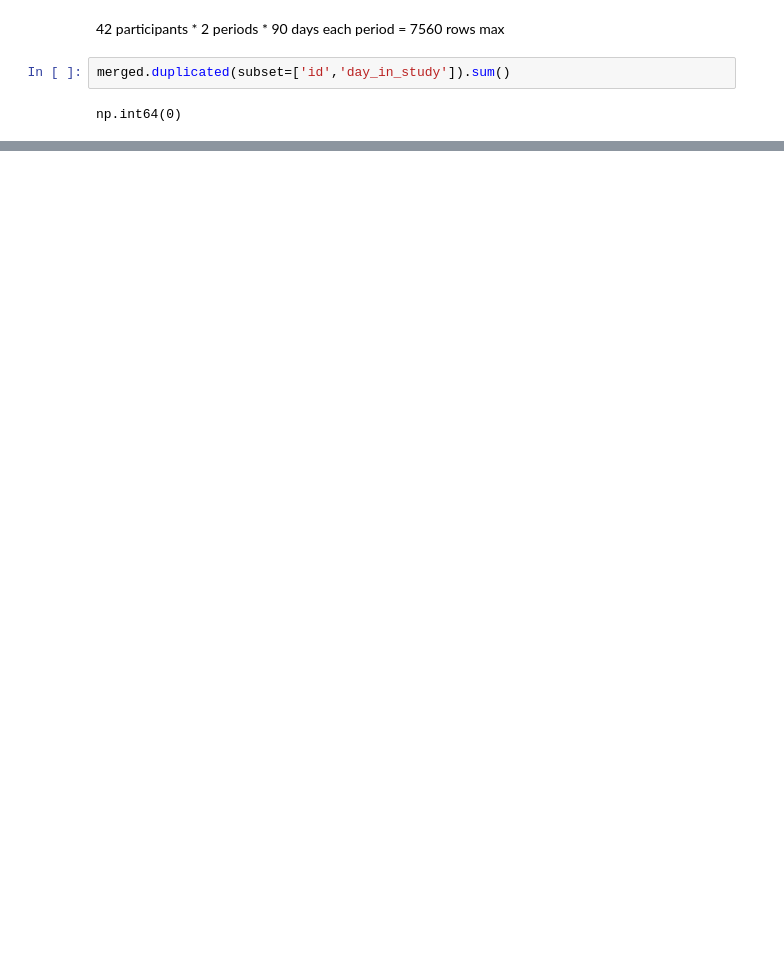
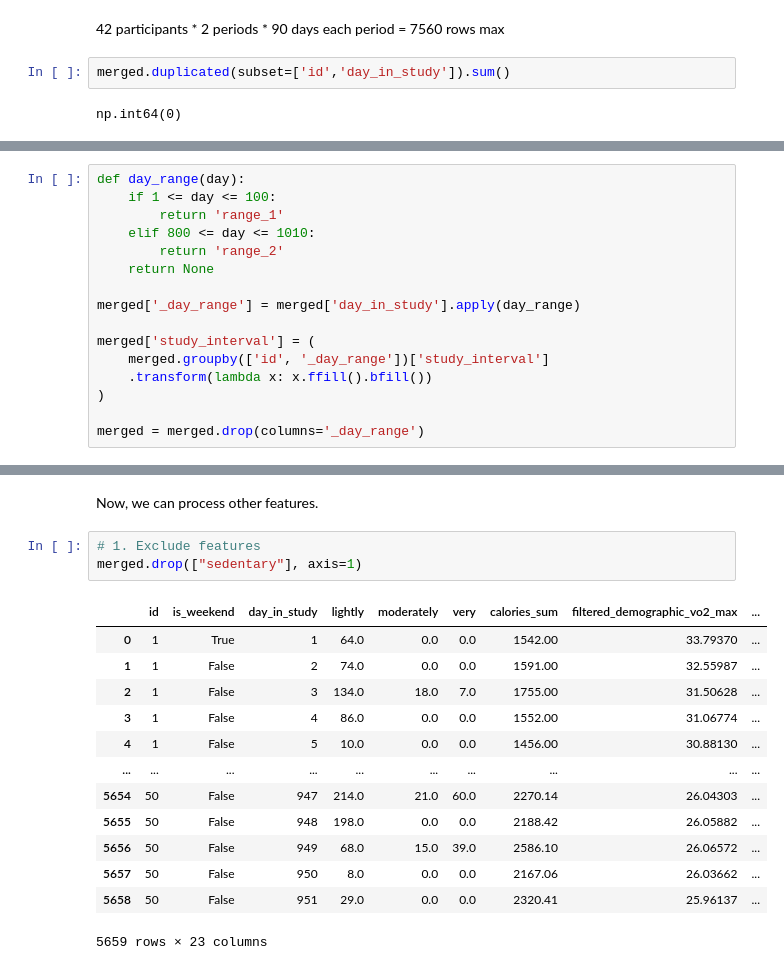
Before and after one commit to EstelleWang-UofT/ML-for-Women, a Jupyter notebook: notebooks/physical activity/merged preprocess.ipynb, the cells around one changed output, grey strips where cells are left out. Cells and saved outputs as stored; diff of their text form; blank space fills up the shorter version.

Commit message:
process missing values in the merged dataset

```diff
--- a/notebooks/physical activity/merged preprocess.ipynb
+++ b/notebooks/physical activity/merged preprocess.ipynb
@@ -64,0 +85,16 @@ np.int64(0)
+# %%
+def day_range(day):
+    if 1 <= day <= 100:
+        return 'range_1'
+    elif 800 <= day <= 1010:
+        return 'range_2'
+    return None
+
+merged['_day_range'] = merged['day_in_study'].apply(day_range)
+
+merged['study_interval'] = (
+    merged.groupby(['id', '_day_range'])['study_interval']
+    .transform(lambda x: x.ffill().bfill())
+)
+
+merged = merged.drop(columns='_day_range')
@@ -64,0 +121,19 @@ np.int64(0)
+# %% [markdown]
+Now, we can process other features.
+# %%
+# 1. Exclude features
+merged.drop(["sedentary"], axis=1)
+# %% [output]
+|  | id | is_weekend | day_in_study | lightly | moderately | very | calories_sum | filtered_demographic_vo2_max | ... |
+| 0 | 1 | True | 1 | 64.0 | 0.0 | 0.0 | 1542.00 | 33.79370 | ... |
+| 1 | 1 | False | 2 | 74.0 | 0.0 | 0.0 | 1591.00 | 32.55987 | ... |
+| 2 | 1 | False | 3 | 134.0 | 18.0 | 7.0 | 1755.00 | 31.50628 | ... |
+| 3 | 1 | False | 4 | 86.0 | 0.0 | 0.0 | 1552.00 | 31.06774 | ... |
+| 4 | 1 | False | 5 | 10.0 | 0.0 | 0.0 | 1456.00 | 30.88130 | ... |
+| ... | ... | ... | ... | ... | ... | ... | ... | ... | ... |
+| 5654 | 50 | False | 947 | 214.0 | 21.0 | 60.0 | 2270.14 | 26.04303 | ... |
+| 5655 | 50 | False | 948 | 198.0 | 0.0 | 0.0 | 2188.42 | 26.05882 | ... |
+| 5656 | 50 | False | 949 | 68.0 | 15.0 | 39.0 | 2586.10 | 26.06572 | ... |
+| 5657 | 50 | False | 950 | 8.0 | 0.0 | 0.0 | 2167.06 | 26.03662 | ... |
+| 5658 | 50 | False | 951 | 29.0 | 0.0 | 0.0 | 2320.41 | 25.96137 | ... |
+5659 rows × 23 columns
```
Also changed, not shown: parts of 13 cells of this notebook.
